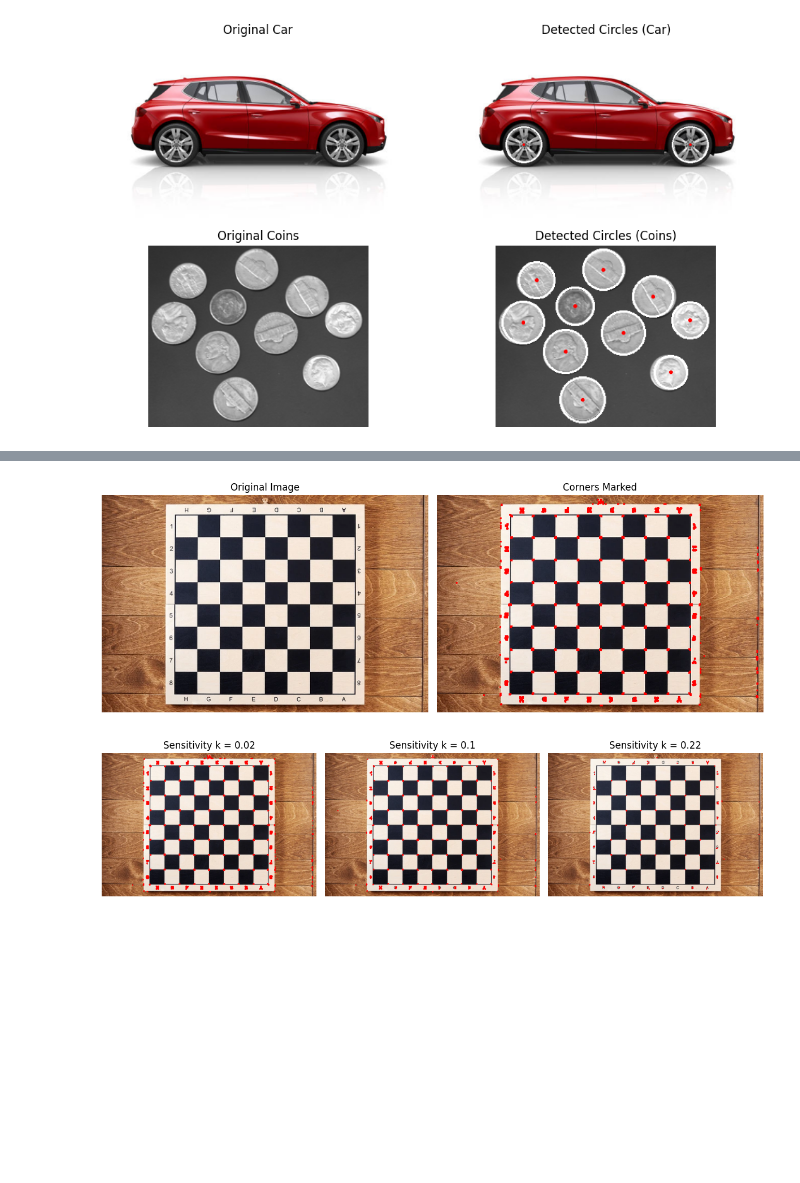
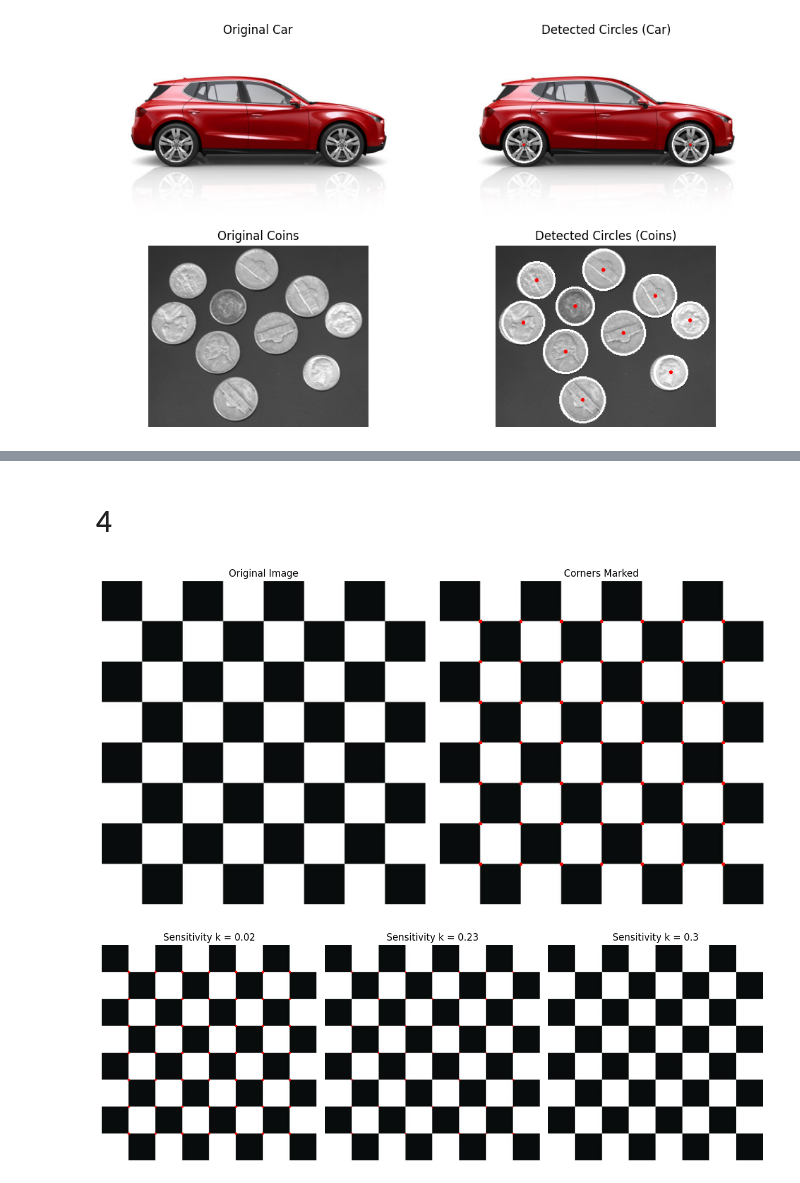
Before and after one commit to CS7-404-DIP-M24/a4-siddharth-ag2004, a Jupyter notebook: a4.ipynb, the cells around one changed output, grey strips where cells are left out. Drawn from its saved outputs; the diff is of its cells as text; code cells hidden in the pictures; blank space fills up the shorter version.

```diff
--- a/a4.ipynb
+++ b/a4.ipynb
@@ -101,15 +140,14 @@ def display_images_grid(images, grid_size, titles=None, figsize=(12, 8)):
     plt.tight_layout()
     plt.show()
 # %%
-def detect_and_highlight_circles(original_img, dp=1.2, min_dist=50, param1=100, param2=30, min_radius=0, max_radius=0):
+def detect_and_highlight_circles(original_img, dp=1.2, min_dist=50, param1=100, param2=30, min_radius=0, max_radius=100):
+
+    # Below code converts the image to grayscale and applies Gaussian Blur then I am using cv2 inbuilt HoughCircles function to detect circles in the image.
 
     gray = cv2.cvtColor(original_img, cv2.COLOR_BGR2GRAY)
-
     blurred = cv2.GaussianBlur(gray, (9, 9), 2)
-
     circles = cv2.HoughCircles(
         blurred,
-        # gray,
         cv2.HOUGH_GRADIENT,
         dp=dp,
         minDist=min_dist,
@@ -120,6 +158,7 @@ def detect_and_highlight_circles(original_img, dp=1.2, min_dist=50, param1=100,
     )
 
     output_img = original_img.copy()
+    # below code is to draw the circles on the original image
     if circles is not None:
         circles = np.uint16(np.around(circles))
         for circle in circles[0, :]:
@@ -148,14 +189,14 @@ parameter_sets = [
     {'dp': 1},
     {'dp': 2},
     {'min_dist': 10},
-    {'min_dist': 50},
+    {'min_dist': 100},
     {'param1': 50},
     {'param1': 200},
     {'param2': 50},
-    {'param2': 200},
+    {'param2': 80},
     {'min_radius': 0},
-    {'min_radius': 20},
-    {'max_radius': 0},
+    {'min_radius': 80},
+    {'max_radius': 10},
     {'max_radius': 100}
 ]
 
@@ -176,2 +242,4 @@ plt.show()
+# %% [markdown]
+# 4
 # %%
 def detect_and_mark_corners(image_path, block_size=2, ksize=3, k=0.04, threshold=0.01):
@@ -187,36 +259,36 @@ def detect_and_mark_corners(image_path, block_size=2, ksize=3, k=0.04, threshold
 
     return original_img, marked_img
 # %%
-input_image_path = './images/chessboard.webp'
+input_image_path = './images/chessboard.jpg'
 original_img, marked_img = detect_and_mark_corners(input_image_path)
 
 plt.figure(figsize=(12, 6))
 
 plt.subplot(1, 2, 1)
 plt.title('Original Image')
 plt.imshow(cv2.cvtColor(original_img, cv2.COLOR_BGR2RGB))
 plt.axis('off')
 
 plt.subplot(1, 2, 2)
 plt.title('Corners Marked')
 plt.imshow(cv2.cvtColor(marked_img, cv2.COLOR_BGR2RGB))
 plt.axis('off')
 
 plt.tight_layout()
 plt.show()
 
-sensitivity_values = [0.02, 0.1, 0.22]
+sensitivity_values = [0.02, 0.23, 0.3]
 
 plt.figure(figsize=(12, 6))
 for i, k in enumerate(sensitivity_values):
     _, marked_img = detect_and_mark_corners(input_image_path, k=k)
     plt.subplot(1, len(sensitivity_values), i + 1)
     plt.title(f'Sensitivity k = {k}')
     plt.imshow(cv2.cvtColor(marked_img, cv2.COLOR_BGR2RGB))
     plt.axis('off')
 
 plt.tight_layout()
 plt.show()
 # %% [output]
-[figure, old version]
+[figure, new version]
-[figure, old version]
+[figure, new version]
```
Also changed, not shown: parts of 13 cells of this notebook.
